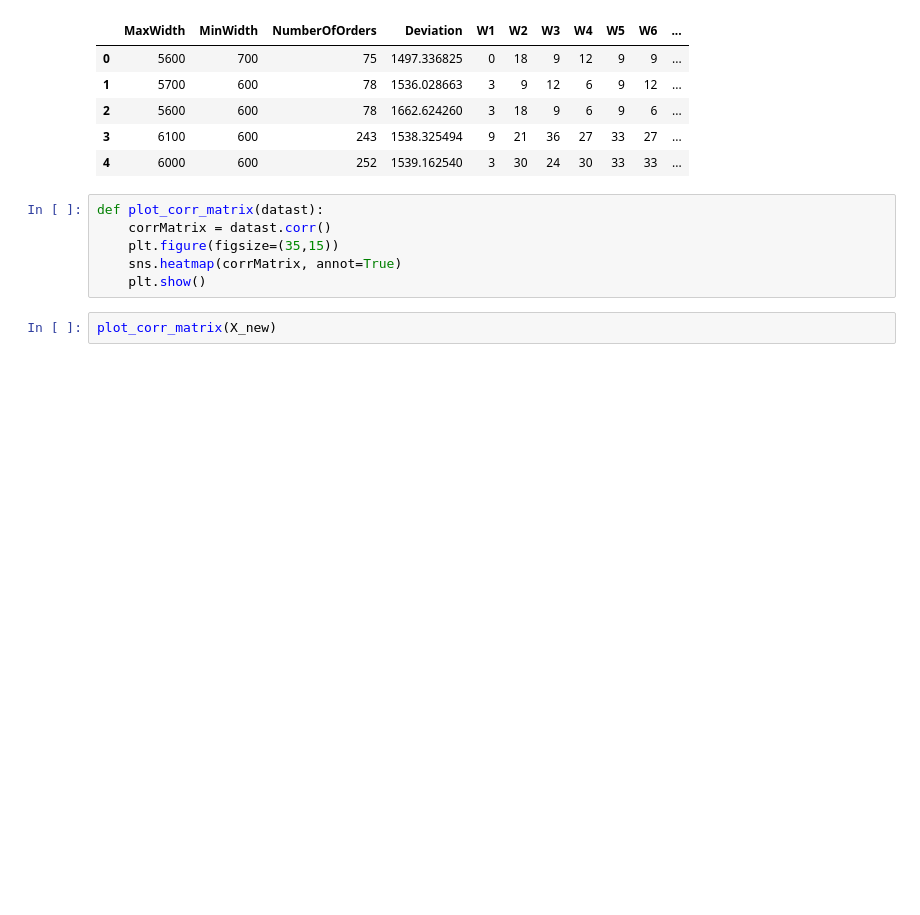
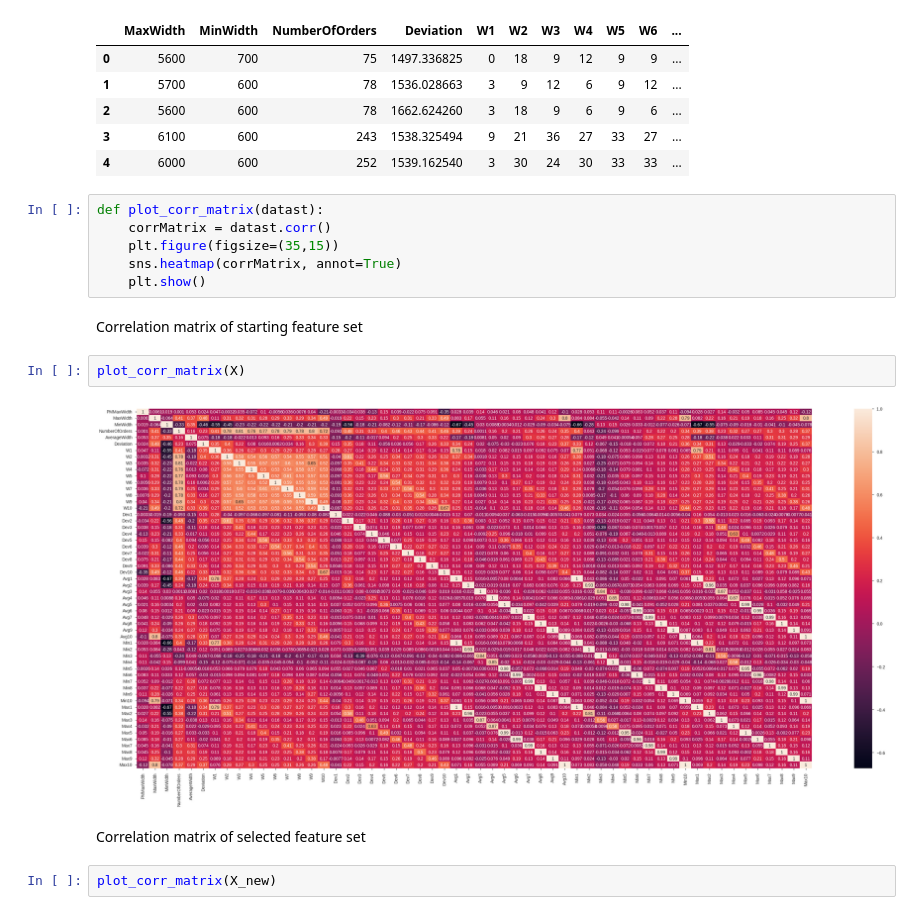
Before and after one commit to teoad95/Infusing-business-optimization-processes-with-machine-learning-and-expert-knowledge., a Jupyter notebook: Main_notebook.ipynb, the cells around one changed output. Cells and saved outputs as stored; diff of their text form; blank space fills up the shorter version.

Commit message:
Added corellation matrix for original feature set

```diff
--- a/Main_notebook.ipynb
+++ b/Main_notebook.ipynb
@@ -156,6 +156,14 @@ def plot_corr_matrix(datast):
     plt.figure(figsize=(35,15))
     sns.heatmap(corrMatrix, annot=True)
     plt.show()
+# %% [markdown]
+Correlation matrix of starting feature set
+# %%
+plot_corr_matrix(X)
+# %% [output]
+[figure, added]
+# %% [markdown]
+Correlation matrix of selected feature set
 # %%
 plot_corr_matrix(X_new)
 # %% [output]
```
